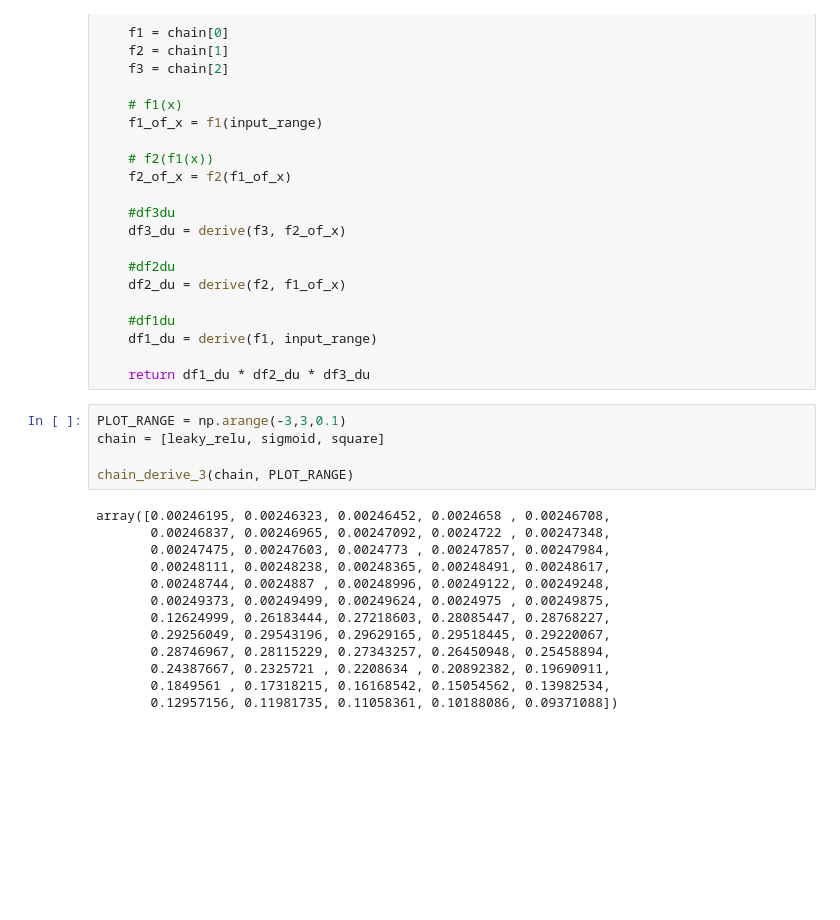
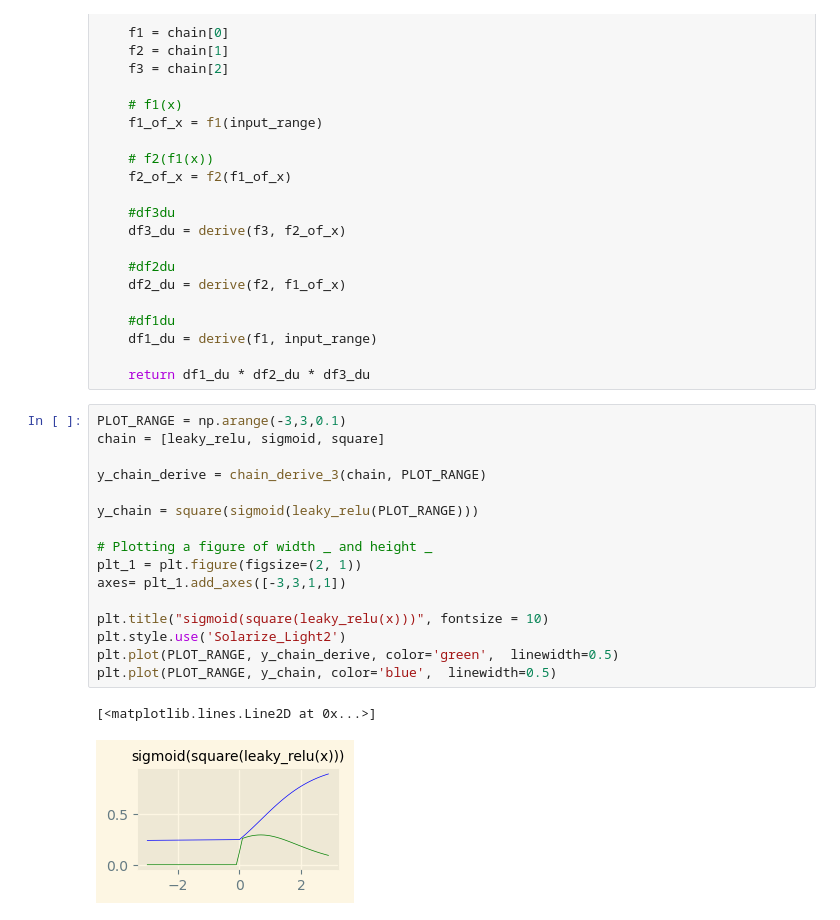
Before and after one commit to Hansi1007/python-training-workspace, a Jupyter notebook: Math/chain_rule3.ipynb, the cells around one changed output. Cells and saved outputs as stored; diff of their text form; blank space fills up the shorter version.

Commit message:
add chain and derive plot

```diff
--- a/Math/chain_rule3.ipynb
+++ b/Math/chain_rule3.ipynb
@@ -98,21 +98,22 @@ def chain_derive_3(chain: list, input_range: np.ndarray) -> np.ndarray:
     df1_du = derive(f1, input_range)
 
     return df1_du * df2_du * df3_du
-# %%
-PLOT_RANGE = np.arange(-3,3,0.1)
-chain = [leaky_relu, sigmoid, square]
-
-chain_derive_3(chain, PLOT_RANGE)
-# %% [output]
-array([0.00246195, 0.00246323, 0.00246452, 0.0024658 , 0.00246708,
-       0.00246837, 0.00246965, 0.00247092, 0.0024722 , 0.00247348,
-       0.00247475, 0.00247603, 0.0024773 , 0.00247857, 0.00247984,
-       0.00248111, 0.00248238, 0.00248365, 0.00248491, 0.00248617,
-       0.00248744, 0.0024887 , 0.00248996, 0.00249122, 0.00249248,
-       0.00249373, 0.00249499, 0.00249624, 0.0024975 , 0.00249875,
-       0.12624999, 0.26183444, 0.27218603, 0.28085447, 0.28768227,
-       0.29256049, 0.29543196, 0.29629165, 0.29518445, 0.29220067,
-       0.28746967, 0.28115229, 0.27343257, 0.26450948, 0.25458894,
-       0.24387667, 0.2325721 , 0.2208634 , 0.20892382, 0.19690911,
-       0.1849561 , 0.17318215, 0.16168542, 0.15054562, 0.13982534,
-       0.12957156, 0.11981735, 0.11058361, 0.10188086, 0.09371088])
+# %%
+PLOT_RANGE = np.arange(-3,3,0.1)
+chain = [leaky_relu, sigmoid, square]
+
+y_chain_derive = chain_derive_3(chain, PLOT_RANGE)
+
+y_chain = square(sigmoid(leaky_relu(PLOT_RANGE)))
+
+# Plotting a figure of width _ and height _
+plt_1 = plt.figure(figsize=(2, 1))
+axes= plt_1.add_axes([-3,3,1,1])
+
+plt.title("sigmoid(square(leaky_relu(x)))", fontsize = 10)
+plt.style.use('Solarize_Light2')
+plt.plot(PLOT_RANGE, y_chain_derive, color='green',  linewidth=0.5)
+plt.plot(PLOT_RANGE, y_chain, color='blue',  linewidth=0.5)
+# %% [output]
+[<matplotlib.lines.Line2D at 0x...>]
+[figure, added]
```
Also changed, not shown: parts of 1 cell of this notebook.
